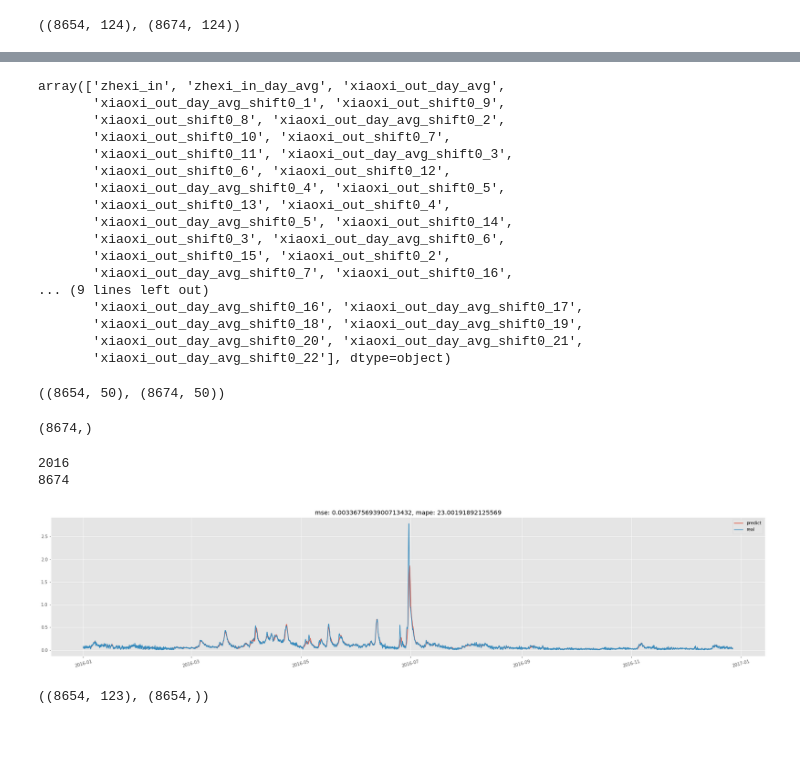
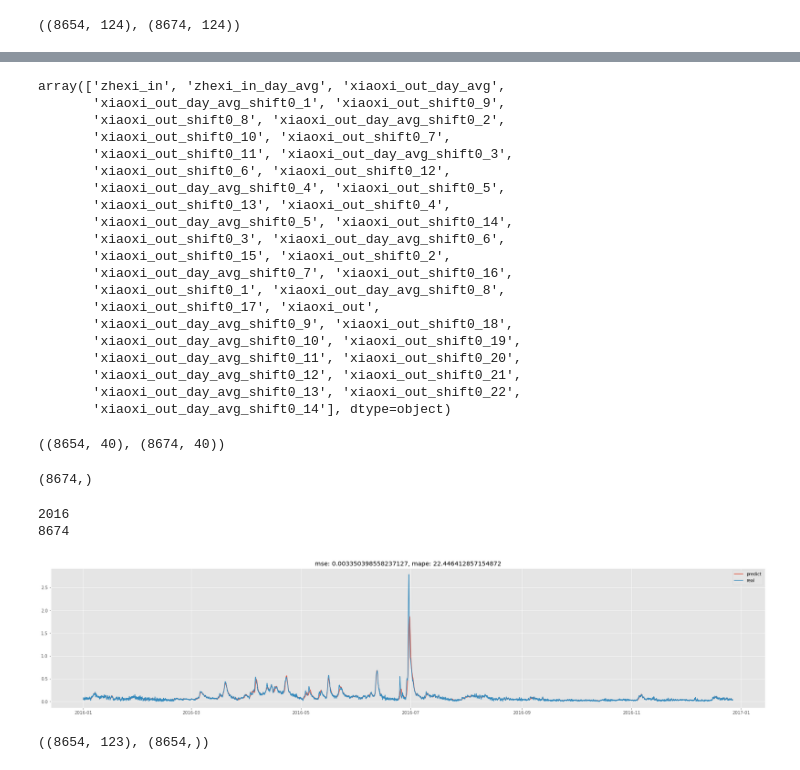
Before and after one commit to mmmmmmiracle/sda_project, a Jupyter notebook: 5_Linear_model/linear_model.ipynb, the cells around one changed output, grey strips where cells are left out. Cells and saved outputs as stored; diff of their text form; code cells hidden in the pictures; blank space fills up the shorter version.

```diff
--- a/5_Linear_model/linear_model.ipynb
+++ b/5_Linear_model/linear_model.ipynb
@@ -14,14 +14,14 @@ import os,sys
 sys.path.append(os.path.abspath("../"))
 from util import util
 # %%
-FILE_NAME = '../input/years/2015_year.csv'
-START_POINT = '2015/1/1 0:00:00'     #第一个时刻点
-# def load_data(file_name,start_point):
-#     source_df = pd.read_csv(file_name,index_col=0)   #读入csv文件
-#     index_col = pd.date_range(start_point,periods=len(source_df),freq='h')   #产生日期index
-#     source_df = pd.DataFrame(np.array(source_df),index=index_col,columns=source_df.columns) #产生标准日期格式的DataFrame
-#     return source_df
-source_df = util.load_data(FILE_NAME,START_POINT)
-print("产生的日期格式like this: ",source_df.index[0])
-print("dataframe de 第一条记录如下:")
-source_df.head(1)
+# FILE_NAME = '../input/years/2015_year.csv'
+# START_POINT = '2015/1/1 0:00:00'     #第一个时刻点
+# # def load_data(file_name,start_point):
+# #     source_df = pd.read_csv(file_name,index_col=0)   #读入csv文件
+# #     index_col = pd.date_range(start_point,periods=len(source_df),freq='h')   #产生日期index
+# #     source_df = pd.DataFrame(np.array(source_df),index=index_col,columns=source_df.columns) #产生标准日期格式的DataFrame
+# #     return source_df
+# source_df = util.load_data(FILE_NAME,START_POINT)
+# print("产生的日期格式like this: ",source_df.index[0])
+# print("dataframe de 第一条记录如下:")
+# source_df.head(1)
@@ -106,7 +101,7 @@ test_df.head(3)
 | 2016-01-05 11:00:00 | 436.066 | 323.0 | 4.0 | 0.0 | 0.0 | 344.859542 | 244.583333 | ... |
 | 2016-01-05 12:00:00 | 595.005 | 324.0 | 0.0 | 0.0 | 0.0 | 351.937250 | 244.458333 | ... |
 # %%
-features = train_df.corrwith(train_df['zhexi_in']).abs().sort_values(ascending=False)[:50].index.values
+features = train_df.corrwith(train_df['zhexi_in']).abs().sort_values(ascending=False)[:40].index.values
 features
 # %% [output]
 array(['zhexi_in', 'zhexi_in_day_avg', 'xiaoxi_out_day_avg',
@@ -121,20 +116,23 @@ array(['zhexi_in', 'zhexi_in_day_avg', 'xiaoxi_out_day_avg',
        'xiaoxi_out_shift0_3', 'xiaoxi_out_day_avg_shift0_6',
        'xiaoxi_out_shift0_15', 'xiaoxi_out_shift0_2',
        'xiaoxi_out_day_avg_shift0_7', 'xiaoxi_out_shift0_16',
-... (9 lines left out)
-       'xiaoxi_out_day_avg_shift0_16', 'xiaoxi_out_day_avg_shift0_17',
-       'xiaoxi_out_day_avg_shift0_18', 'xiaoxi_out_day_avg_shift0_19',
-       'xiaoxi_out_day_avg_shift0_20', 'xiaoxi_out_day_avg_shift0_21',
-       'xiaoxi_out_day_avg_shift0_22'], dtype=object)
+       'xiaoxi_out_shift0_1', 'xiaoxi_out_day_avg_shift0_8',
+       'xiaoxi_out_shift0_17', 'xiaoxi_out',
+       'xiaoxi_out_day_avg_shift0_9', 'xiaoxi_out_shift0_18',
+       'xiaoxi_out_day_avg_shift0_10', 'xiaoxi_out_shift0_19',
+       'xiaoxi_out_day_avg_shift0_11', 'xiaoxi_out_shift0_20',
+       'xiaoxi_out_day_avg_shift0_12', 'xiaoxi_out_shift0_21',
+       'xiaoxi_out_day_avg_shift0_13', 'xiaoxi_out_shift0_22',
+       'xiaoxi_out_day_avg_shift0_14'], dtype=object)
 # %%
-# scaler = MinMaxScaler()
-# train_arr = scaler.fit_transform(train_df[features])
-# test_arr = scaler.transform(test_df[features])
-train_arr = np.array(train_df[features])
-test_arr = np.array(test_df)
+scaler = MinMaxScaler()
+train_arr = scaler.fit_transform(train_df[features])
+test_arr = scaler.transform(test_df[features])
+# train_arr = np.array(train_df[features])
+# test_arr = np.array(test_df[features])
 train_arr.shape,test_arr.shape
 # %% [output]
-((8654, 50), (8674, 50))
+((8654, 40), (8674, 40))
 # %%
 yhat.shape
 # %% [output]
@@ -145,36 +143,35 @@ end = 2000
 year = test_file_name.split('_')[0].split('/')[-1]
 print(year)
 date = pd.date_range(start=f'{year}/01/01 0:00:00',end=f'{year}/12/31 23:00:00',freq='h')
 model = BayesianRidge()
 model.fit(train_arr[:,1:],train_arr[:,0])
 yhat = model.predict(test_arr[:,1:])
 
 def plot_result(start,end):
     print(end)
     y = test_arr[start:end,0]
     x = date[start:end]
     plt.figure(figsize = (30,6))
     plt.plot(x,yhat[start:end,])
     plt.plot(x,y)
     plt.legend(('predict','real'))
     mse = util.mse(yhat[start:end],y)
     mape = util.mape(yhat[start:end],y)
     plt.title(f'mse: {mse}, mape: {mape}')
-    plt.xticks(rotation=15)
+    plt.xticks()
     plt.show()
 # lag = 1000
 # for start in range(0,8001,1000):
 #     if(start == 8000):
 #         print(len(test_arr))
 #         plot_result(start,len(test_arr))
 #     else:
 #         plot_result(start,start+1000)
-# #         pass
 plot_result(0,len(yhat))
 # %% [output]
 2016
 8674
-[figure, old version]
+[figure, new version]
 # %%
 train_arr[:,1:].shape,train_arr[:,].shape
 # %% [output]
```
Also changed, not shown: parts of 4 cells of this notebook, 6 other files.
